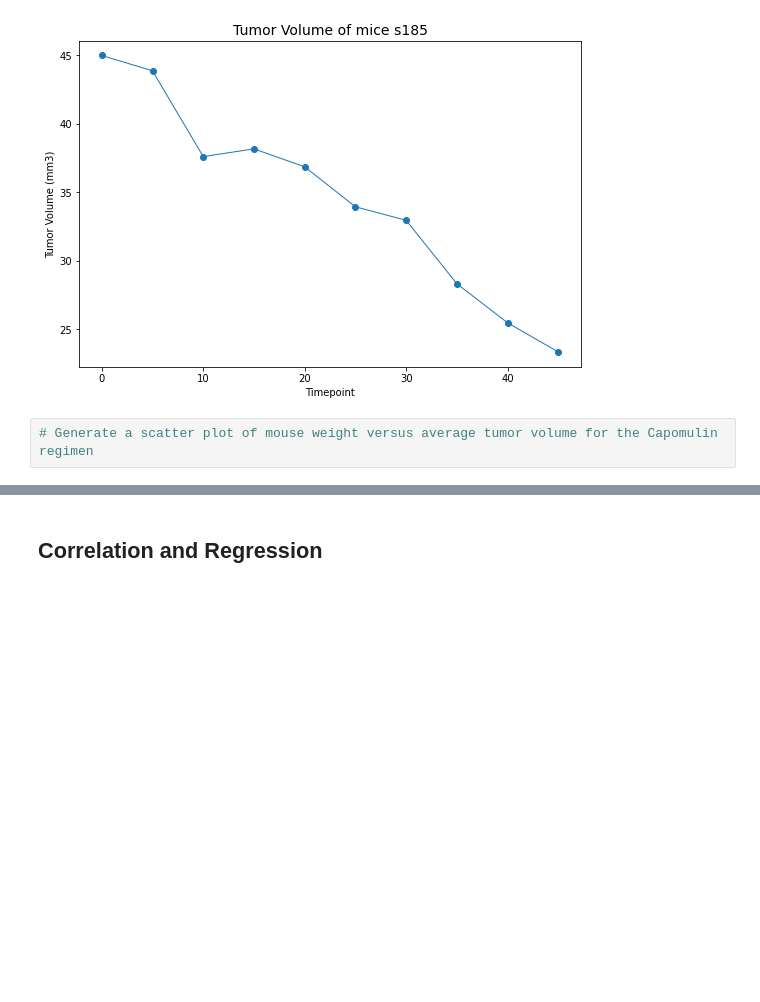
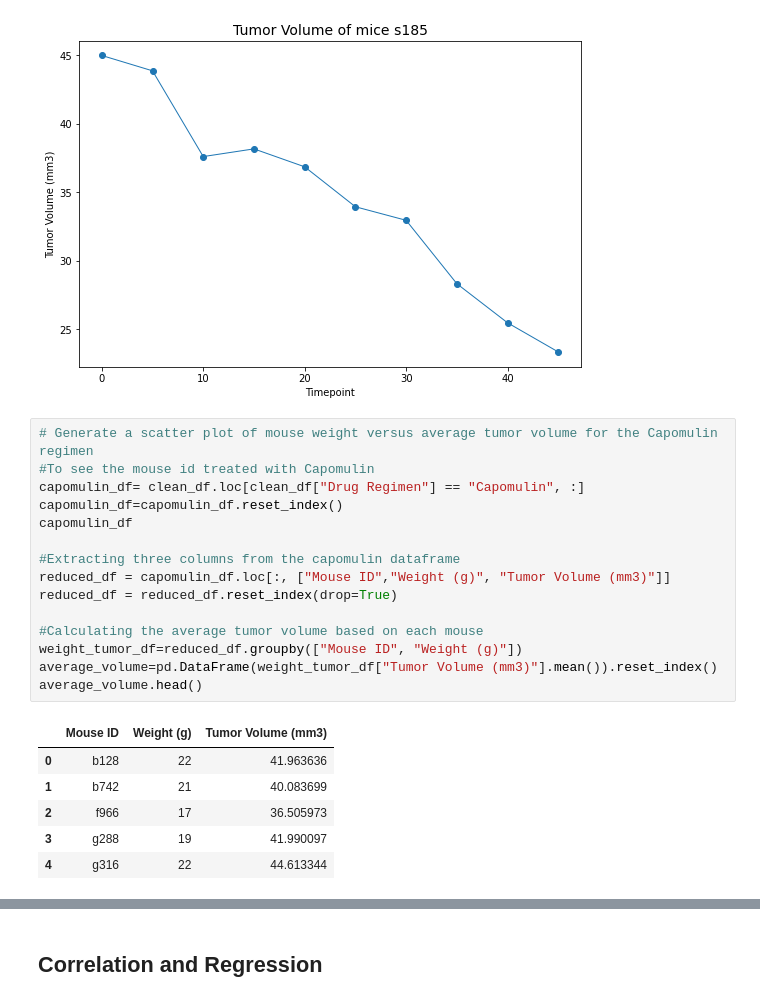
Before and after one commit to Shreestina/The-Power-Of-Plots, a Jupyter notebook: pymaceuticals.ipynb, the cells around one changed output, grey strips where cells are left out. Saved outputs shown, nothing was run; the diff lists cells and outputs as text; blank space fills up the shorter version.

Commit message:
data for scatter plots updated

```diff
--- a/pymaceuticals.ipynb
+++ b/pymaceuticals.ipynb
@@ -585,5 +585,25 @@ plt.savefig("images/lineplots.jpg")
 plt.show()
 # %% [output]
 [figure]
-# %%
-# Generate a scatter plot of mouse weight versus average tumor volume for the Capomulin regimen
+# %%
+# Generate a scatter plot of mouse weight versus average tumor volume for the Capomulin regimen
+#To see the mouse id treated with Capomulin
+capomulin_df= clean_df.loc[clean_df["Drug Regimen"] == "Capomulin", :]
+capomulin_df=capomulin_df.reset_index()
+capomulin_df
+
+#Extracting three columns from the capomulin dataframe
+reduced_df = capomulin_df.loc[:, ["Mouse ID","Weight (g)", "Tumor Volume (mm3)"]]
+reduced_df = reduced_df.reset_index(drop=True)
+
+#Calculating the average tumor volume based on each mouse
+weight_tumor_df=reduced_df.groupby(["Mouse ID", "Weight (g)"])
+average_volume=pd.DataFrame(weight_tumor_df["Tumor Volume (mm3)"].mean()).reset_index()
+average_volume.head()
+# %% [output]
+|  | Mouse ID | Weight (g) | Tumor Volume (mm3) |
+| 0 | b128 | 22 | 41.963636 |
+| 1 | b742 | 21 | 40.083699 |
+| 2 | f966 | 17 | 36.505973 |
+| 3 | g288 | 19 | 41.990097 |
+| 4 | g316 | 22 | 44.613344 |
```
Also changed, not shown: parts of 2 cells of this notebook.
